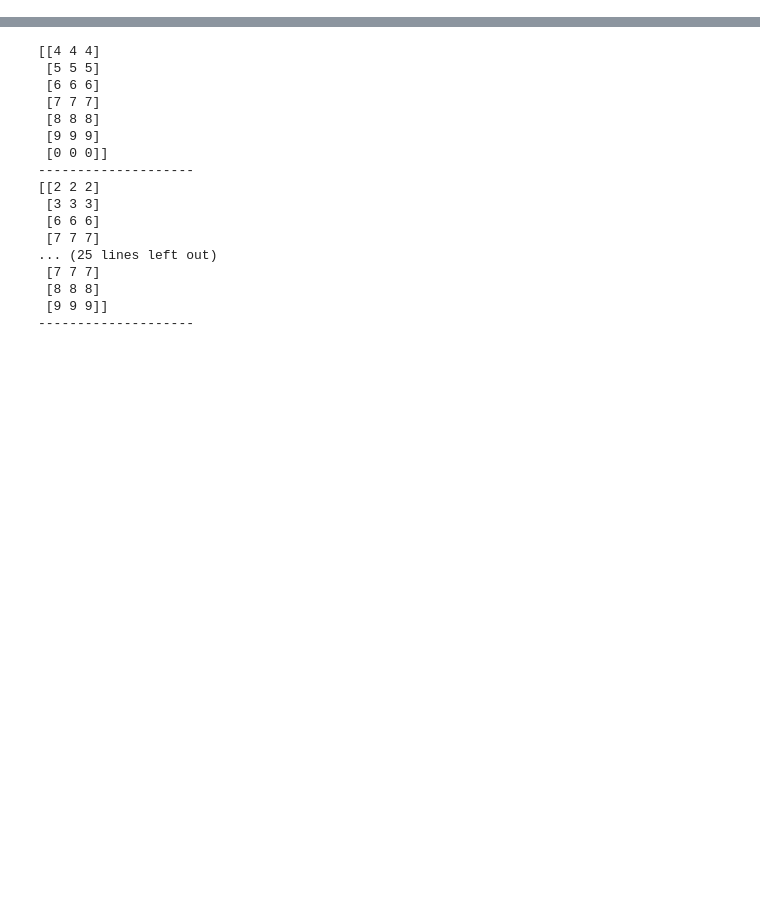
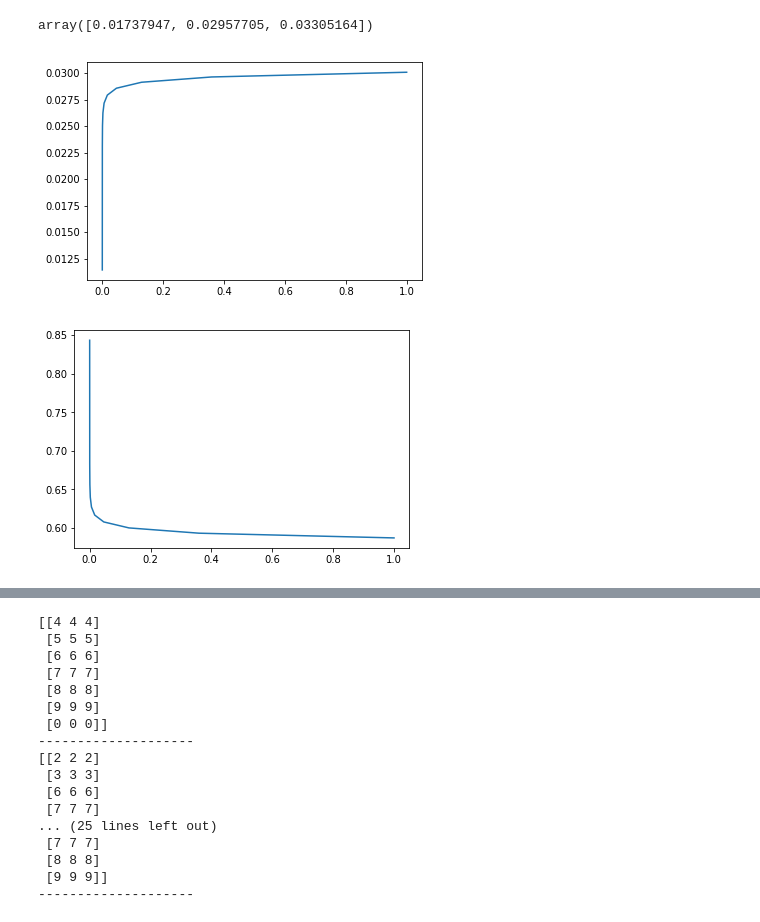
Before and after one commit to jkismul/MachineLearning, a Jupyter notebook: project1.ipynb, the cells around one changed output, grey strips where cells are left out. Cells and saved outputs as stored; diff of their text form; code cells hidden in the pictures; blank space fills up the shorter version.

```diff
--- a/project1.ipynb
+++ b/project1.ipynb
@@ -94,3 +109,10 @@ def Var(y_data, y_model,P,X):
+# %%
+X = Model(x,y,1)
+_lambda = 0
+
+VarRidge(X,_lambda)
+# %% [output]
+array([0.01737947, 0.02957705, 0.03305164])
 # %%
 # def Var2(y_data,y_model,n):
 #     m = len(y_data)
@@ -138,3 +160,27 @@ z = np.matrix.flatten(z)
 
 #added a 0 Ridge parameter
 _lambda = 0.0
+# %%
+pd = 5
+# _lams = np.linspace(0.0,1.,100)
+_lams = np.logspace(-4,0,10)
+
+X = Model(x,y,pd)
+fish=[]
+rish=[]
+z_n_sorted = sorted(z_n)
+# X = X-np.mean(X,axis=0)
+# X_c[:,0]=1.
+# z_n = z_n -np.mean(z_n)
+for i in range(len(_lams)):
+    fish.append(MSE(kFoldRidge(k,X,z_n,i)[0],z_n_sorted))
+    rish.append(R2(z_n_sorted,kFoldRidge(k,X,z_n,i)[0]))
+plt.figure()
+plt.plot(_lams,fish)
+plt.show()
+plt.figure()
+plt.plot(_lams,rish)
+plt.show()
+# %% [output]
+[figure, added]
+[figure, added]
```
Also changed, not shown: parts of 43 cells of this notebook.
